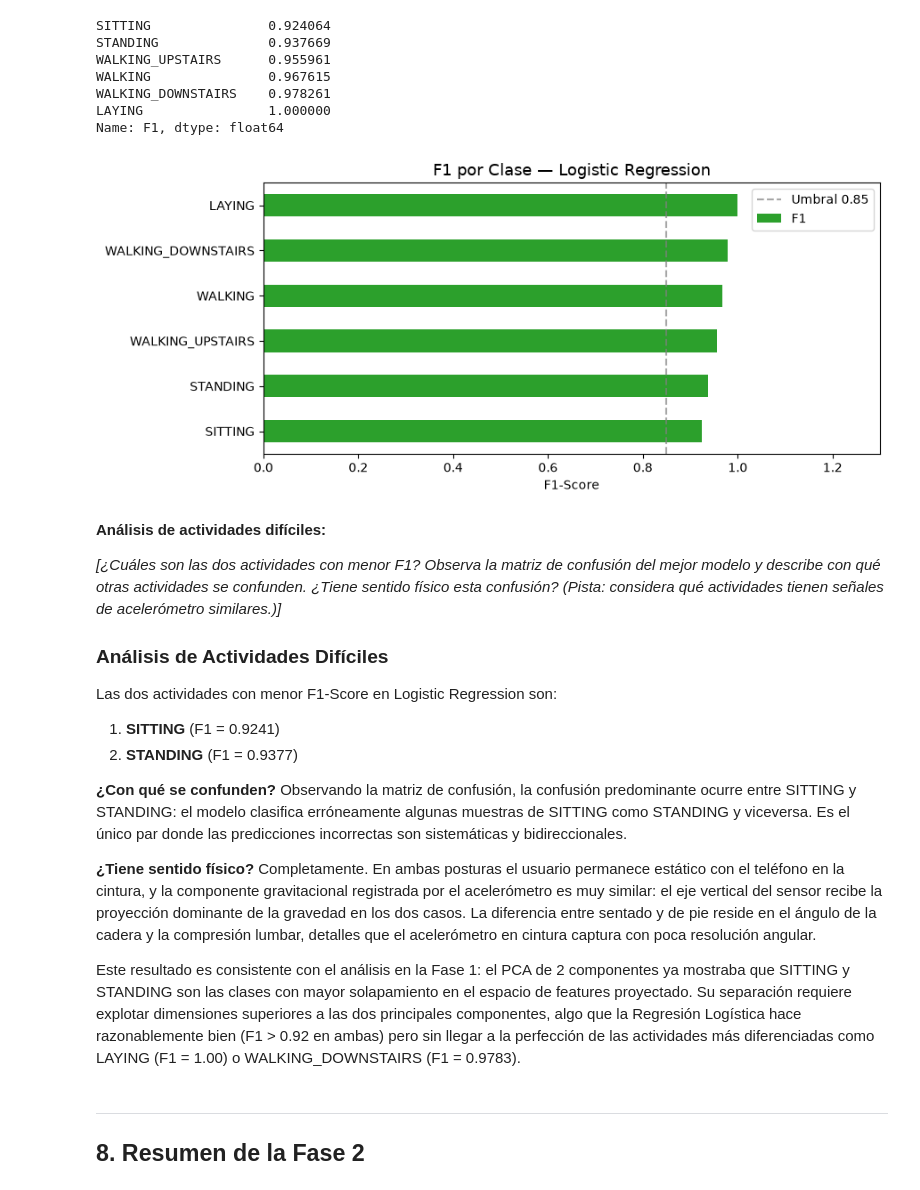
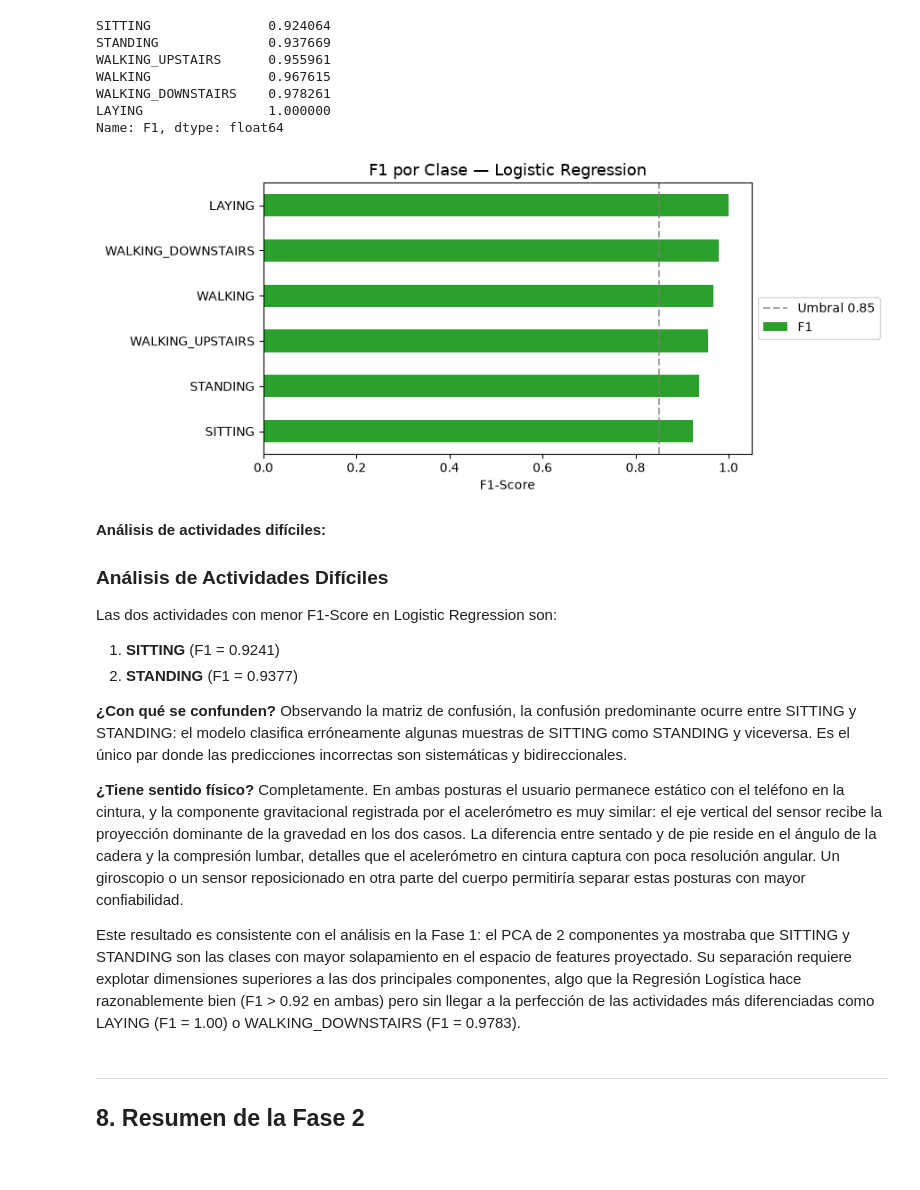
Before and after one commit to DesarrolladorSerio/machine-learning, a Jupyter notebook: parte 2/notebook_fase2_grupo06.ipynb, the cells around one changed output. Saved outputs shown, nothing was run; the diff lists cells and outputs as text; code cells hidden in the pictures.

```diff
--- a/parte 2/notebook_fase2_grupo06.ipynb
+++ b/parte 2/notebook_fase2_grupo06.ipynb
@@ -533,21 +529,19 @@ Name: F1, dtype: float64
 # %%
 # TODO 13: Visualizar F1 por clase
 fig, ax = plt.subplots(figsize=(9, 4))
 colors = ['#d62728' if v < 0.85 else '#2ca02c' for v in df_f1_clase.values]
 df_f1_clase.plot(kind='barh', ax=ax, color=colors)
-ax.set_xlim(0, 1.3)
+ax.set_xlim(0, 1.05)
 ax.axvline(0.85, linestyle='--', color='gray', alpha=0.7, label='Umbral 0.85')
 ax.set_xlabel('F1-Score')
 ax.set_title(f'F1 por Clase — {mejor_nombre}', fontsize=13)
-ax.legend()
+ax.legend(loc='center left', bbox_to_anchor=(1, 0.5))
 plt.tight_layout()
 plt.show()
 # %% [output]
-[figure, old version]
+[figure, new version]
 # %% [markdown]
 **Análisis de actividades difíciles:**
-
-*[¿Cuáles son las dos actividades con menor F1? Observa la matriz de confusión del mejor modelo y describe con qué otras actividades se confunden. ¿Tiene sentido físico esta confusión? (Pista: considera qué actividades tienen señales de acelerómetro similares.)]*
 
 ### Análisis de Actividades Difíciles
 
@@ -556,9 +550,12 @@ Las dos actividades con menor F1-Score en Logistic Regression son:
 1. **SITTING** (F1 = 0.9241)
 2. **STANDING** (F1 = 0.9377)
 
-**¿Con qué se confunden?** Observando la matriz de confusión, la confusión predominante ocurre entre SITTING y STANDING: el modelo clasifica erróneamente algunas muestras de SITTING como STANDING y viceversa. Es el único par donde las predicciones incorrectas son sistemáticas y bidireccionales.
+**¿Con qué se confunden?** Observando la matriz de confusión, la confusión predominante ocurre entre SITTING y STANDING: el modelo clasifica erróneamente algunas muestras de SITTING como STANDING y viceversa. Es el único par donde
+las predicciones incorrectas son sistemáticas y bidireccionales.
 
-**¿Tiene sentido físico?** Completamente. En ambas posturas el usuario permanece estático con el teléfono en la cintura, y la componente gravitacional registrada por el acelerómetro es muy similar: el eje vertical del sensor recibe la proyección dominante de la gravedad en los dos casos. La diferencia entre sentado y de pie reside en el ángulo de la cadera y la compresión lumbar, detalles que el acelerómetro en cintura captura con poca resolución angular.
+**¿Tiene sentido físico?** Completamente. En ambas posturas el usuario permanece estático con el teléfono en la cintura, y la componente gravitacional registrada por el acelerómetro es muy similar: el eje vertical del sensor recibe la proyección dominante de la gravedad en los dos casos. La diferencia entre sentado y de pie reside en el ángulo de la cadera y la compresión lumbar, detalles que el acelerómetro en cintura captura con poca resolución angular. Un giroscopio o un
+sensor reposicionado en otra parte del cuerpo permitiría separar estas posturas
+con mayor confiabilidad.
 
 Este resultado es consistente con el análisis en la Fase 1: el PCA de 2 componentes ya mostraba que SITTING y STANDING son las clases con mayor solapamiento en el espacio de features proyectado. Su separación requiere explotar dimensiones superiores a las dos principales componentes, algo que la Regresión Logística hace razonablemente bien (F1 > 0.92 en ambas) pero sin llegar a la perfección de las actividades más diferenciadas como LAYING (F1 = 1.00) o WALKING_DOWNSTAIRS (F1 = 0.9783).
 # %% [markdown]
```
Also changed, not shown: parts of 9 cells of this notebook.
